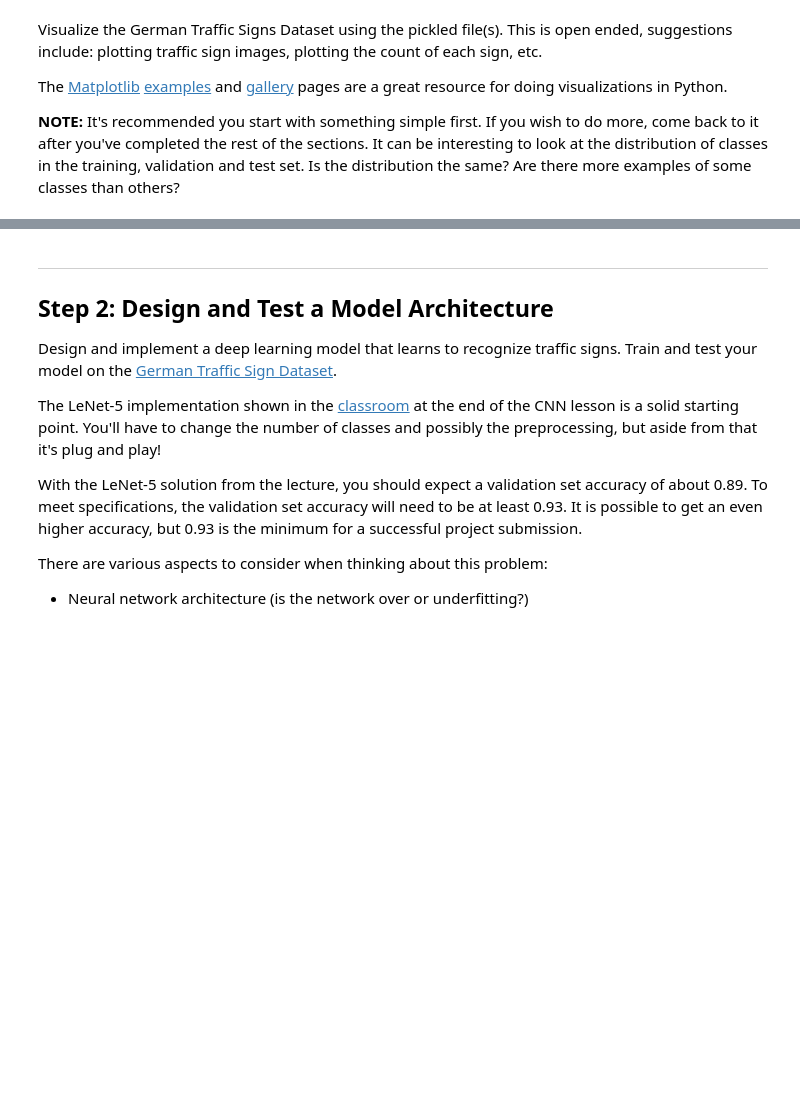
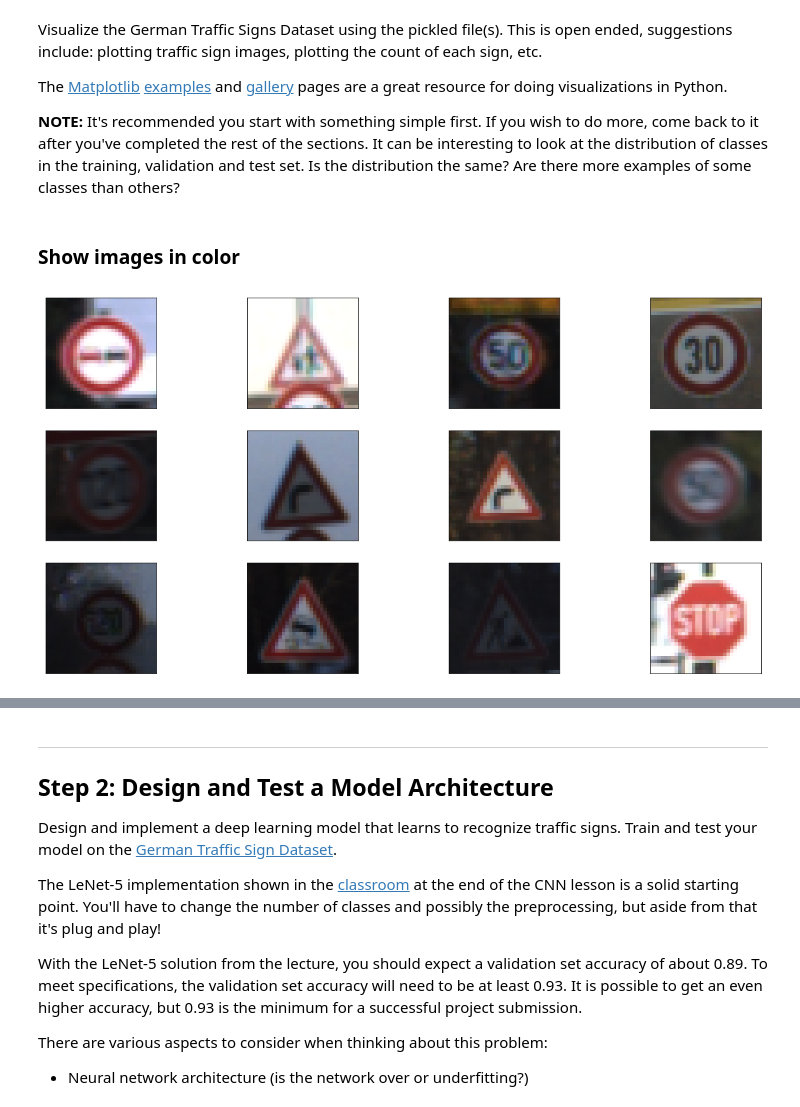
Before and after one commit to bifrost/CarND-Traffic-Sign-Classifier-Project, a Jupyter notebook: Traffic_Sign_Classifier.ipynb, the cells around one changed output, grey strips where cells are left out. Drawn from its saved outputs; the diff is of its cells as text; code cells hidden in the pictures; blank space fills up the shorter version.

```diff
--- a/Traffic_Sign_Classifier.ipynb
+++ b/Traffic_Sign_Classifier.ipynb
@@ -25,9 +25,9 @@ import pickle
 
 # TODO: Fill this in based on where you saved the training and testing data
 
-training_file = ?
-validation_file=?
-testing_file = ?
+training_file = 'traffic-signs-data/train.p'
+validation_file= 'traffic-signs-data/valid.p'
+testing_file = 'traffic-signs-data/test.p'
 
 with open(training_file, mode='rb') as f:
     train = pickle.load(f)
@@ -91,3 +112,15 @@ The [Matplotlib](http://matplotlib.org/) [examples](http://matplotlib.org/exampl
 import matplotlib.pyplot as plt
 # Visualizations will be shown in the notebook.
 %matplotlib inline
+# %% [markdown]
+### Show images in color
+# %%
+idx = np.random.randint(0, len(X_train), size=12)
+image = X_train[idx]
+
+fig = plt.figure(figsize=(20, 10))
+for i in range(len(image)):
+    ax = fig.add_subplot(3, 4, i + 1, xticks=[], yticks=[])
+    ax.imshow(image[i])
+# %% [output]
+[figure, added]
```
Also changed, not shown: parts of 35 cells of this notebook, 12 other files.
